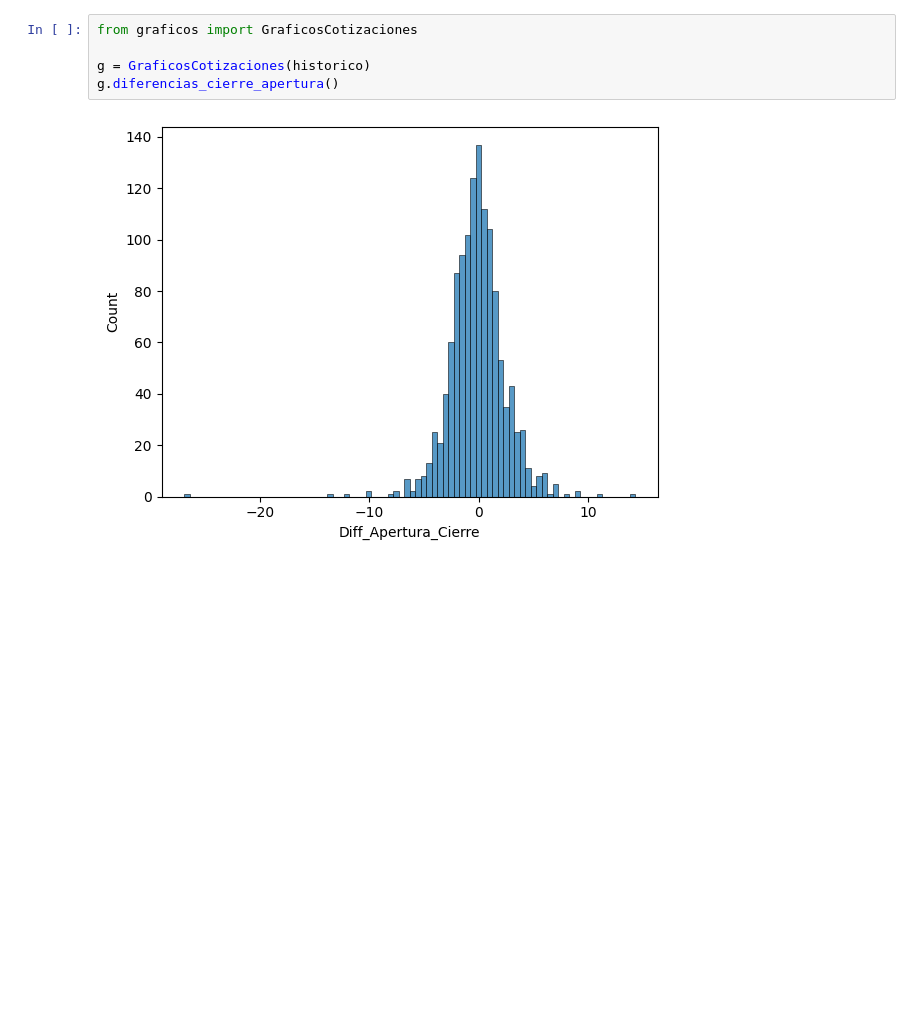
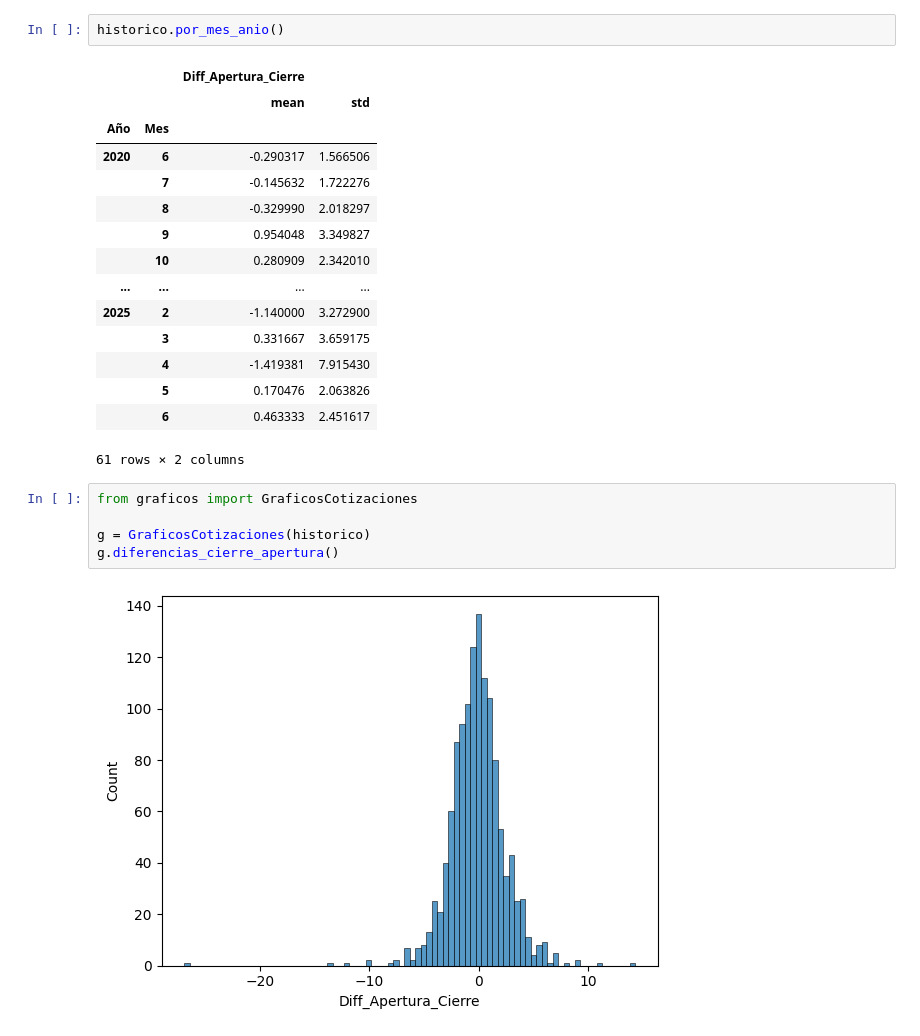
Before and after one commit to nadiasantillan/unsl-bayes-stock, a Jupyter notebook: sandbox.ipynb, the cells around one changed output. Drawn from its saved outputs; the diff is of its cells as text; blank space fills up the shorter version.

```diff
--- a/sandbox.ipynb
+++ b/sandbox.ipynb
@@ -14,3 +14,21 @@ df.head()
+# %%
+historico.por_mes_anio()
+# %% [output]
+|  |  | Diff_Apertura_Cierre |  |
+|  |  | mean | std |
+| Año | Mes |  |  |
+| 2020 | 6 | -0.290317 | 1.566506 |
+|  | 7 | -0.145632 | 1.722276 |
+|  | 8 | -0.329990 | 2.018297 |
+|  | 9 | 0.954048 | 3.349827 |
+|  | 10 | 0.280909 | 2.342010 |
+| ... | ... | ... | ... |
+| 2025 | 2 | -1.140000 | 3.272900 |
+|  | 3 | 0.331667 | 3.659175 |
+|  | 4 | -1.419381 | 7.915430 |
+|  | 5 | 0.170476 | 2.063826 |
+|  | 6 | 0.463333 | 2.451617 |
+61 rows × 2 columns
 # %%
 from graficos import GraficosCotizaciones
 
```
Also changed, not shown: parts of 5 cells of this notebook, 1 other file.
